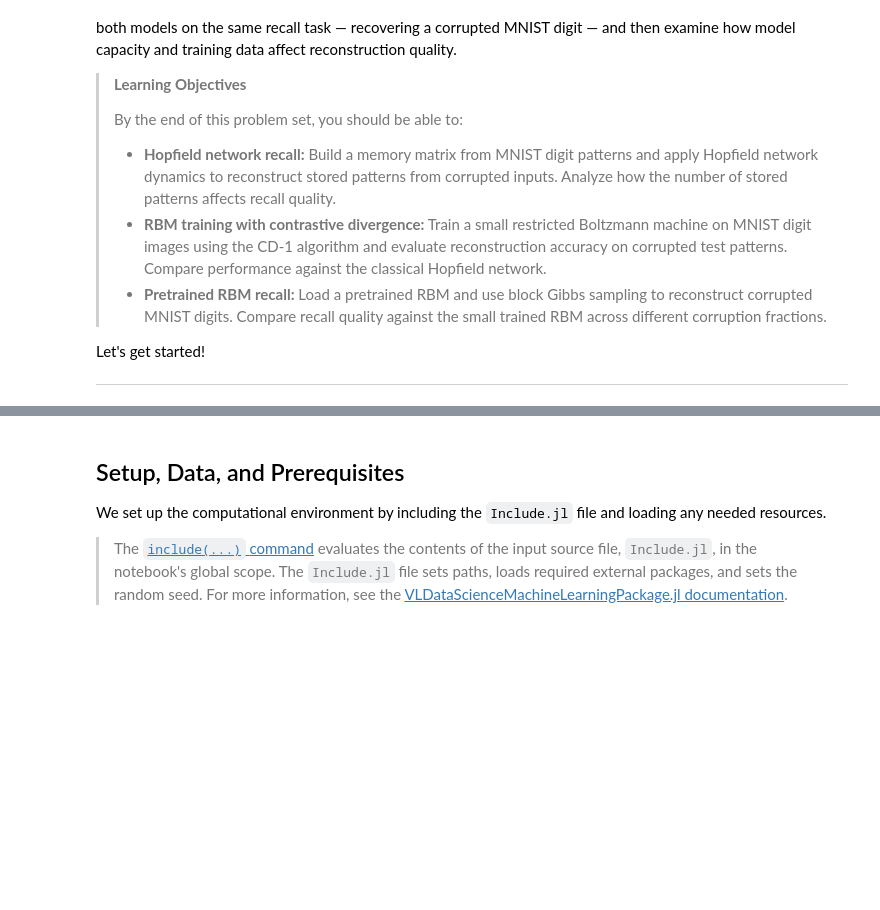
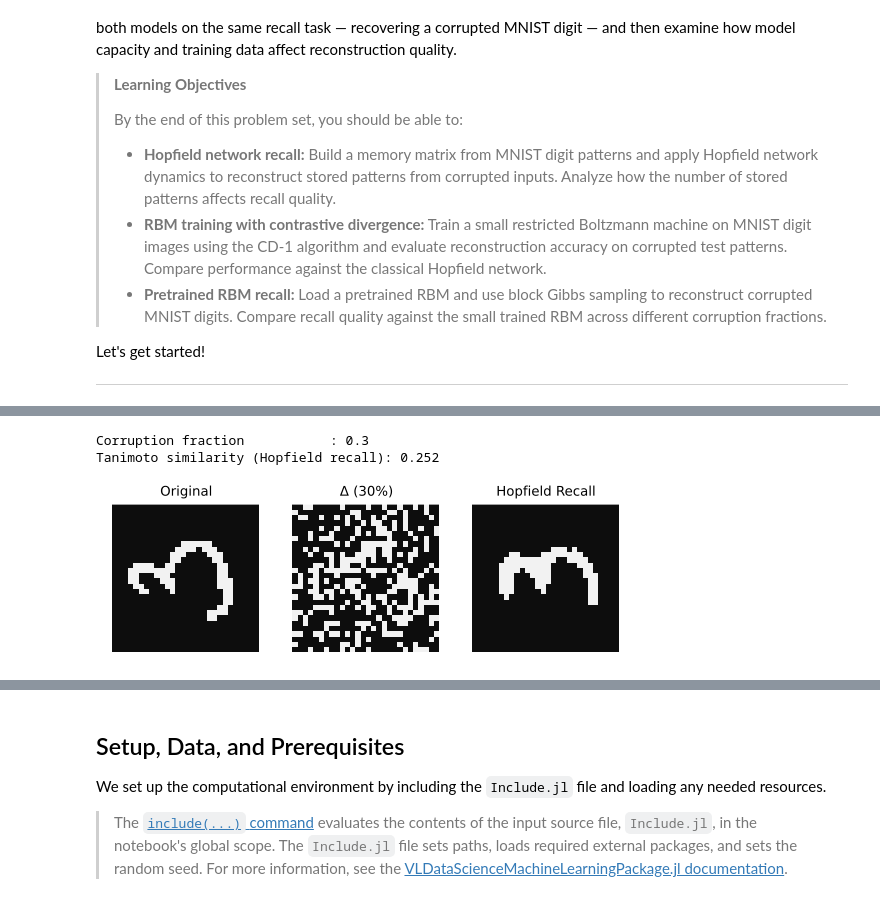
Before and after one commit to CHEME-5820-Spring-2026/ps4-5820-s26-Aditambe09, a Jupyter notebook: PS4-CHEME-5820-Student-RBM-Digits-S2025.ipynb, the cells around one changed output, grey strips where cells are left out. Saved outputs shown, nothing was run; the diff lists cells and outputs as text; code cells hidden in the pictures; blank space fills up the shorter version.

```diff
--- a/PS4-CHEME-5820-Student-RBM-Digits-S2025.ipynb
+++ b/PS4-CHEME-5820-Student-RBM-Digits-S2025.ipynb
@@ -19,0 +290,47 @@ ___
+# %%
+v_original, v_corrupted, v_recalled = let
+
+    # initialize - grab a held-out image (not in the memory matrix)
+    k = 2; # which held-out image to test (k ≥ 1, offset from last stored pattern)
+    img = digits_dict[digit_for_experiment][:, :, number_of_examples + k];
+    v = Float64.(img)[:];           # flatten to 784-element vector
+    b = (v .> 0.5);                 # threshold to binary {0,1}
+    v_original = Int64.(2 .* b .- 1); # ground-truth pattern in {-1,+1}
+
+    # corrupt the pattern - flip corruption_frac of the bits
+    v_corrupted = corrupt(v_original, corruption_frac; seed=2);
+
+    # Hopfield dynamics: iteratively update v ← sign(W * v) until convergence -
+    v_state = copy(v_corrupted);
+    for _ in 1:number_of_hopfield_steps
+        v_state = sign.(W_hopfield * v_state);
+        v_state[v_state .== 0] .= 1; # break ties toward +1
+    end
+
+    println("Corruption fraction           : $(corruption_frac)")
+    println("Tanimoto similarity (Hopfield recall): $(round(tanimoto(to_binary(v_state), to_binary(v_original)), digits=3))")
+
+    # return -
+    (v_original, v_corrupted, v_state)
+end;
+# %% [output]
+Corruption fraction           : 0.3
+Tanimoto similarity (Hopfield recall): 0.252
+# %%
+let
+    # initialize -
+    imgs = [decode(v_original), decode(v_corrupted), decode(v_recalled)];
+    titles = ["Original",
+              "Δ ($(round(Int, corruption_frac*100))%)",
+              "Hopfield Recall"];
+
+    # build the heatmaps -
+    p_list = [heatmap(img, c=:grays, colorbar=false, aspect_ratio=1,
+                      title=t, titlefontsize=9, axis=false, ticks=false)
+              for (img, t) in zip(imgs, titles)];
+
+    # return -
+    plot(p_list..., layout=(1, 3), size=(540, 180))
+end
+# %% [output]
+[figure, added]
```
Also changed, not shown: parts of 138 cells of this notebook.
